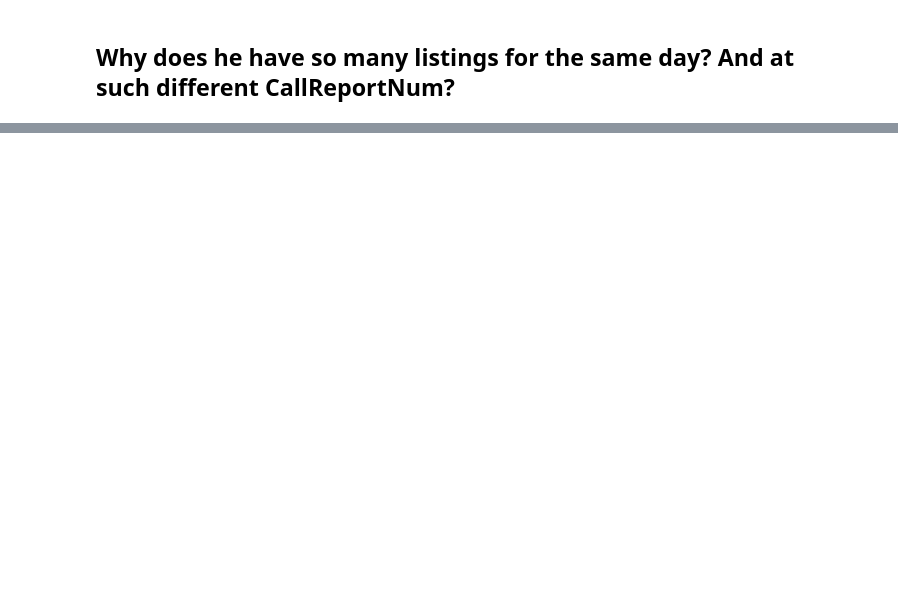
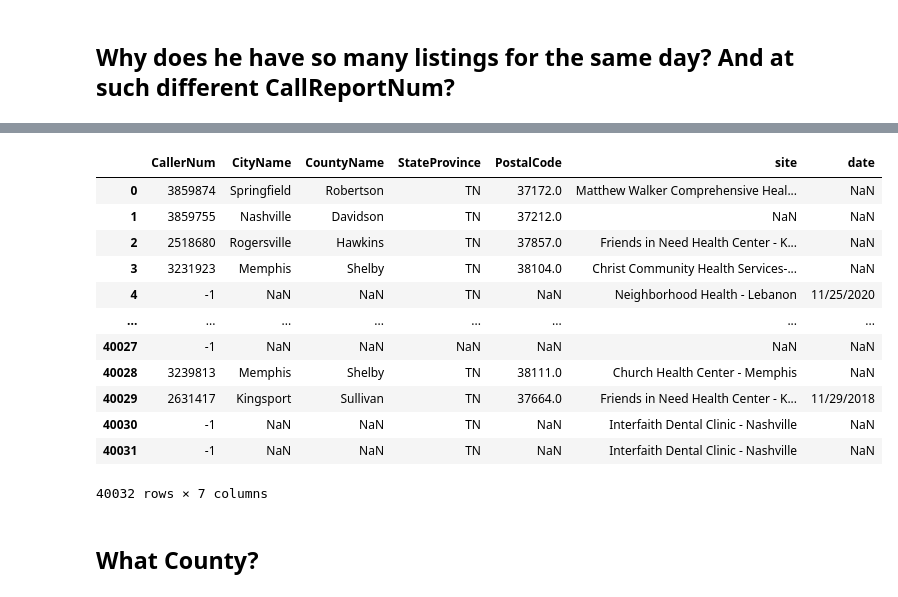
Before and after one commit to bsfcs/smile-on-ironman, a Jupyter notebook: notebook/smile_on_ironman_posey.ipynb, the cells around one changed output, grey strips where cells are left out. Drawn from its saved outputs; the diff is of its cells as text; code cells hidden in the pictures; blank space fills up the shorter version.

```diff
--- a/notebook/smile_on_ironman_posey.ipynb
+++ b/notebook/smile_on_ironman_posey.ipynb
@@ -166,0 +233,22 @@ smile_2441776
+# %%
+smile_location = smile[['CallerNum','CityName','CountyName','StateProvince','PostalCode','SMILE ON 60+ Site Information - Enroller ID','SMILE ON 60+ Screening - Last Screening Date']]
+# %%
+smile_location = smile_location.rename(columns = {'SMILE ON 60+ Site Information - Enroller ID': 'site','SMILE ON 60+ Screening - Last Screening Date':'date'})
+# %%
+smile_location
+# %% [output]
+|  | CallerNum | CityName | CountyName | StateProvince | PostalCode | site | date |
+| 0 | 3859874 | Springfield | Robertson | TN | 37172.0 | Matthew Walker Comprehensive Heal... | NaN |
+| 1 | 3859755 | Nashville | Davidson | TN | 37212.0 | NaN | NaN |
+| 2 | 2518680 | Rogersville | Hawkins | TN | 37857.0 | Friends in Need Health Center - K... | NaN |
+| 3 | 3231923 | Memphis | Shelby | TN | 38104.0 | Christ Community Health Services-... | NaN |
+| 4 | -1 | NaN | NaN | TN | NaN | Neighborhood Health - Lebanon | 11/25/2020 |
+| ... | ... | ... | ... | ... | ... | ... | ... |
+| 40027 | -1 | NaN | NaN | NaN | NaN | NaN | NaN |
+| 40028 | 3239813 | Memphis | Shelby | TN | 38111.0 | Church Health Center - Memphis | NaN |
+| 40029 | 2631417 | Kingsport | Sullivan | TN | 37664.0 | Friends in Need Health Center - K... | 11/29/2018 |
+| 40030 | -1 | NaN | NaN | TN | NaN | Interfaith Dental Clinic - Nashville | NaN |
+| 40031 | -1 | NaN | NaN | TN | NaN | Interfaith Dental Clinic - Nashville | NaN |
+40032 rows × 7 columns
+# %% [markdown]
+## What County?
```
Also changed, not shown: parts of 19 cells of this notebook.
